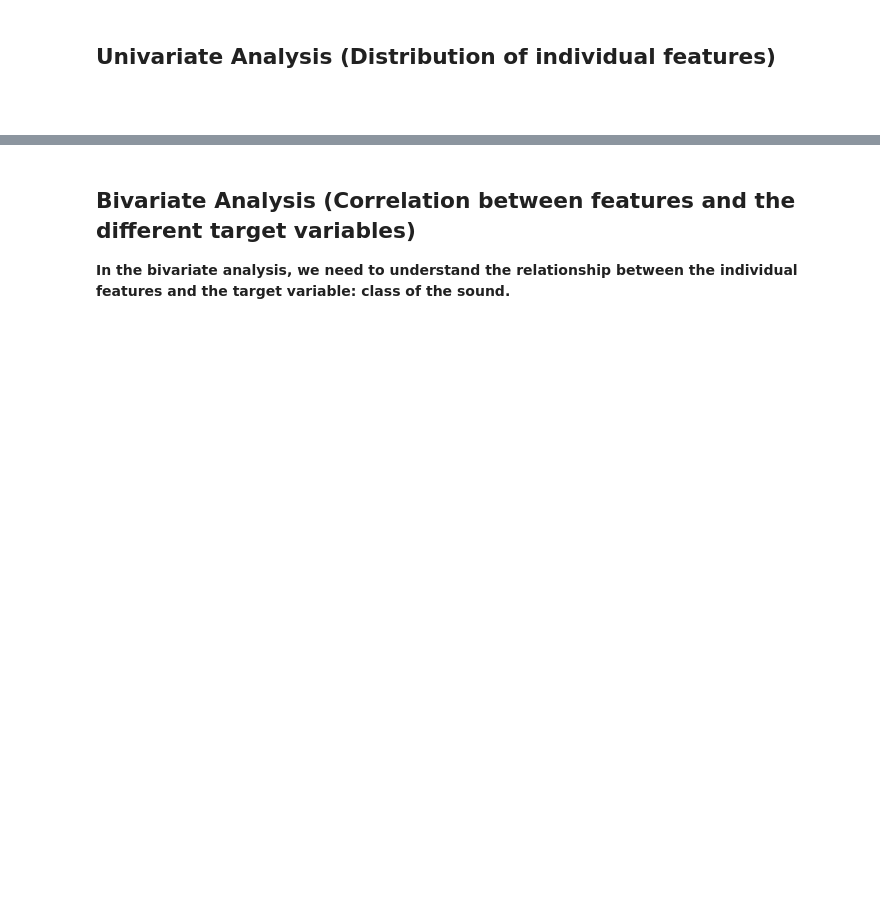
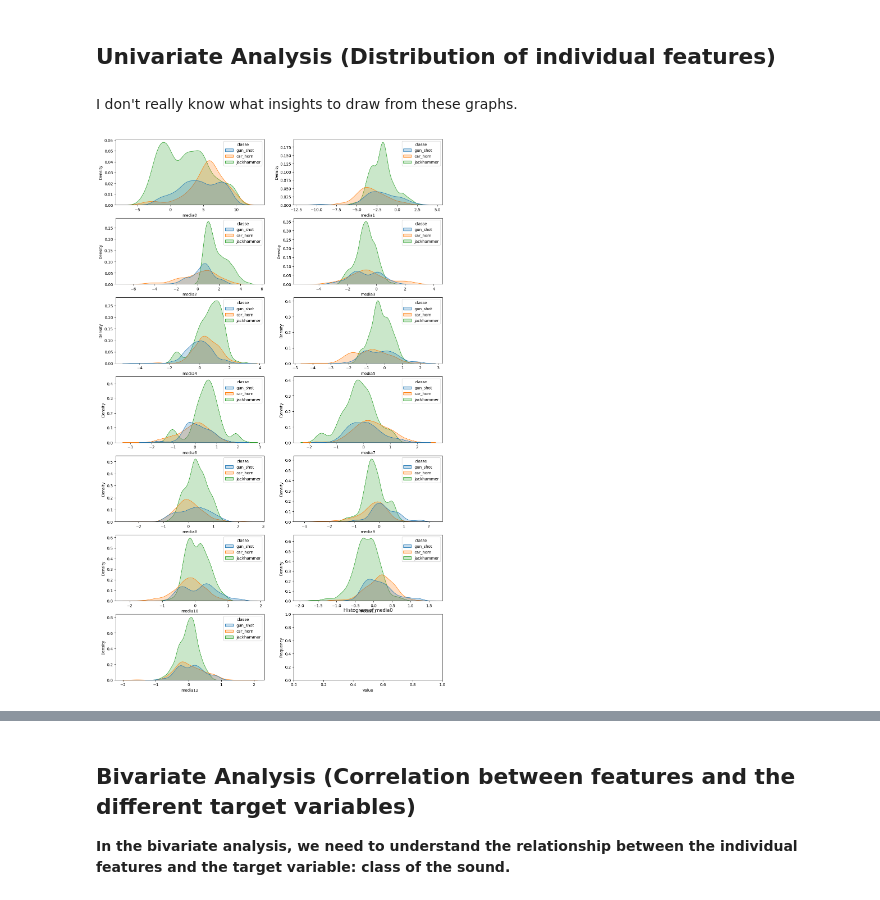
Before and after one commit to qettera/Machine-Learning-Overview, a Jupyter notebook: project.ipynb, the cells around one changed output, grey strips where cells are left out. Drawn from its saved outputs; the diff is of its cells as text; code cells hidden in the pictures; blank space fills up the shorter version.

```diff
--- a/project.ipynb
+++ b/project.ipynb
@@ -146,5 +146,19 @@ df_info
 | classe | object | 0 | 3 |
 # %% [markdown]
 ## Univariate Analysis (Distribution of individual features)
-# %% [markdown]
-#
+# %% [markdown]
+I don't really know what insights to draw from these graphs.
+# %%
+_, axes = plt.subplots(7, 2, figsize=(15,25))
+
+for i in range(0, 7):
+    sns.kdeplot(data=df, x='media' + str(i*2), hue='classe', shade=True, color='blue', ax=axes[i][0])
+    if (i == 6):
+        continue
+    sns.kdeplot(data=df, x='media' + str(i*2 + 1), hue='classe', shade=True, color='blue', ax=axes[i][1])
+plt.xlabel('Value')
+plt.ylabel('Frequency')
+plt.title('Histogram of media0')
+plt.show()
+# %% [output]
+[figure, added]
```
Also changed, not shown: parts of 2 cells of this notebook.
